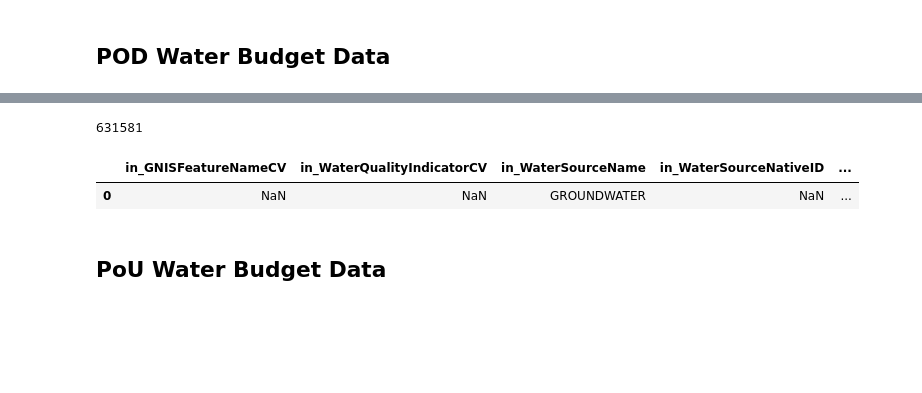
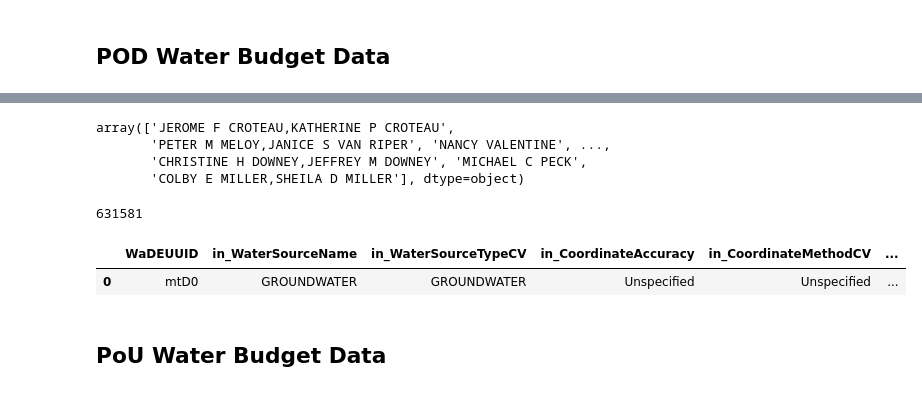
Before and after one commit to WSWCWaterDataExchange/MappingStatesDataToWaDE2.0, a Jupyter notebook: Montana/WaterAllocation/0_PreProcessMontanaWaterRightData.ipynb, the cells around one changed output, grey strips where cells are left out. Cells and saved outputs as stored; diff of their text form; code cells hidden in the pictures; blank space fills up the shorter version.

Commit message:
MT wr update.
MT wr update.  Removed special characters from owner info.

```diff
--- a/Montana/WaterAllocation/0_PreProcessMontanaWaterRightData.ipynb
+++ b/Montana/WaterAllocation/0_PreProcessMontanaWaterRightData.ipynb
@@ -158,46 +47,69 @@ df.head(1)
+# %%
+# Clean Owner info.  Remove special characters
+# need to separate out by ; into list
+# remove special characters
+# convert list to string, separate by ,
+
+import re
+
+def cleanOwnerDataFunc(Val):
+    Val = Val.strip()
+    ValList = Val.split(';')
+    for i, s in enumerate(ValList):
+        ValList[i] = re.sub("[$@&.,;/\)(-]", "", s).strip()
+    outString = ','.join(ValList)
+    return outString
+
+dfpod['ALL_OWNERS'] = dfpod.apply(lambda row: cleanOwnerDataFunc(row['ALL_OWNERS']), axis=1)
+dfpod['ALL_OWNERS'].unique()
+# %% [output]
+array(['JEROME F CROTEAU,KATHERINE P CROTEAU',
+       'PETER M MELOY,JANICE S VAN RIPER', 'NANCY VALENTINE', ...,
+       'CHRISTINE H DOWNEY,JEFFREY M DOWNEY', 'MICHAEL C PECK',
+       'COLBY E MILLER,SHEILA D MILLER'], dtype=object)
 # %%
 #Creating the output Dataframe for PODs.
+# dfPOD = pd.DataFrame(columns=columnsList)
+dfPOD = pd.DataFrame()
 
-dfPOD = pd.DataFrame(columns=columnsList)
-
-#Method
-dfPOD["in_MethodTypeCV"] = df['MethodTypeCV']
+# Data Assessment UUID
+dfPOD['WaDEUUID'] = dfpod['WaDEUUID']
 
 # Water Source
-dfPOD["in_WaterSourceName"] = df['SOURCE_NAM']
-dfPOD["in_WaterSourceTypeCV"] = df['WaterSourceTypeCV']
+dfPOD["in_WaterSourceName"] = dfpod['SOURCE_NAM']
+dfPOD["in_WaterSourceTypeCV"] = dfpod['SOURCE_TYP']
 
 # Site
 dfPOD["in_CoordinateAccuracy"] = "Unspecified"
 dfPOD["in_CoordinateMethodCV"] = "Unspecified"
-dfPOD["in_County"] = df['LLDS_COUNT']
-dfPOD["in_HUC12"] = df['HUC_12']
-dfPOD["in_Latitude"] = df['Lat']
-dfPOD["in_Longitude"] = df['Long']
+dfPOD["in_County"] = dfpod['LLDS_COUNT']
+dfPOD["in_HUC12"] = dfpod['HUC_12']
+dfPOD["in_Latitude"] = dfpod['Lat']
+dfPOD["in_Longitude"] = dfpod['Long']
 dfPOD["in_PODorPOUSite"] = "POD"
-dfPOD["in_SiteName"] = df['DITCH_NAME']
-dfPOD["in_SiteNativeID"] = df['PODV_ID_SE']
-dfPOD["in_SiteTypeCV"] = df['MEANS_OF_D']
+dfPOD["in_SiteName"] = dfpod['DITCH_NAME']
+dfPOD["in_SiteNativeID"] = dfpod['PODV_ID_SE']
+dfPOD["in_SiteTypeCV"] = dfpod['MEANS_OF_D']
 
 # Allocation
-dfPOD["in_AllocationFlow_CFS"] = df['FLW_RT_CFS']
-dfPOD["in_AllocationLegalStatusCV"] = df['WR_STATUS']
-dfPOD["in_AllocationNativeID"] = df['WR_NUMBER']
-dfPOD["in_AllocationOwner"] = df['ALL_OWNERS']
-dfPOD["in_AllocationPriorityDate"] = df['ENF_PRIORI']
-dfPOD["in_AllocationTimeframeEnd"] = df['TimeframeEnd']
-dfPOD["in_AllocationTimeframeStart"] = df['TimeframeStart']
-dfPOD["in_AllocationTypeCV"] = df['WR_TYPE']
-dfPOD["in_AllocationVolume_AF"] = df['VOLUME']
-dfPOD["in_BeneficialUseCategory"] = df['PURPOSES']
-dfPOD["in_DataPublicationDOI"] = df['ABST_LINK']
-dfPOD["in_IrrigatedAcreage"] = df['MAX_ACRES']
+dfPOD["in_AllocationFlow_CFS"] = dfpod['FLW_RT_CFS']
+dfPOD["in_AllocationLegalStatusCV"] = dfpod['WR_STATUS']
+dfPOD["in_AllocationNativeID"] = dfpod['WR_NUMBER']
+dfPOD["in_AllocationOwner"] = dfpod['ALL_OWNERS']
+dfPOD["in_AllocationPriorityDate"] = dfpod['ENF_PRIORI']
+dfPOD["in_AllocationTimeframeEnd"] = dfpod['PER_DIV_EN']
+dfPOD["in_AllocationTimeframeStart"] = dfpod['PER_DIV_BG']
+dfPOD["in_AllocationTypeCV"] = dfpod['WR_TYPE']
+dfPOD["in_AllocationVolume_AF"] = dfpod['VOLUME']
+dfPOD["in_BeneficialUseCategory"] = dfpod['PURPOSES'].str.replace("; ", ",").str.replace(", ", ",")
+dfPOD["in_DataPublicationDOI"] = dfpod['ABST_LINK']
+dfPOD["in_IrrigatedAcreage"] = dfpod['MAX_ACRES']
 
 print(len(dfPOD))
 dfPOD.head(1)
 # %% [output]
 631581
-|  | in_GNISFeatureNameCV | in_WaterQualityIndicatorCV | in_WaterSourceName | in_WaterSourceNativeID | ... |
-| 0 | NaN | NaN | GROUNDWATER | NaN | ... |
+|  | WaDEUUID | in_WaterSourceName | in_WaterSourceTypeCV | in_CoordinateAccuracy | in_CoordinateMethodCV | ... |
+| 0 | mtD0 | GROUNDWATER | GROUNDWATER | Unspecified | Unspecified | ... |
 # %% [markdown]
 ## PoU Water Budget Data
```
Also changed, not shown: parts of 35 cells of this notebook, 3 other files.
